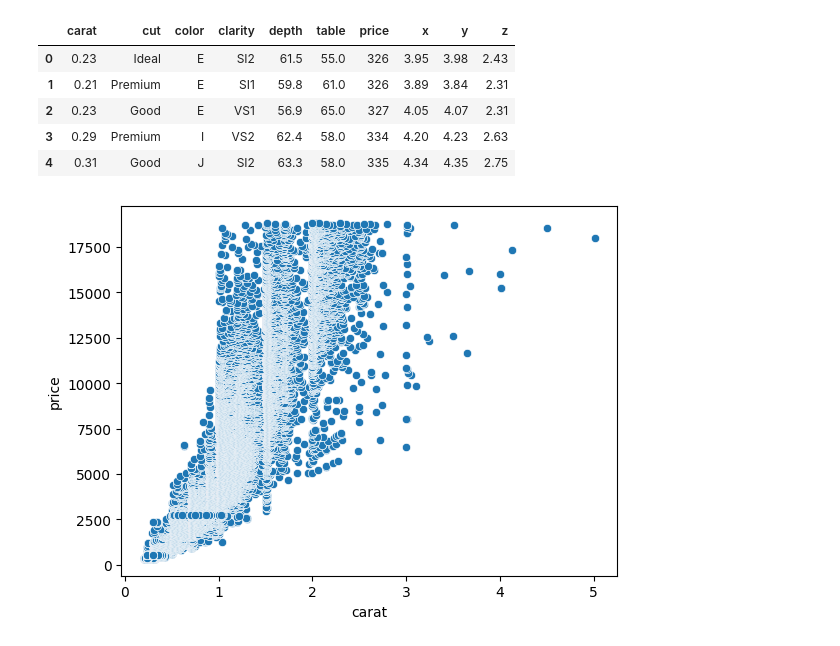
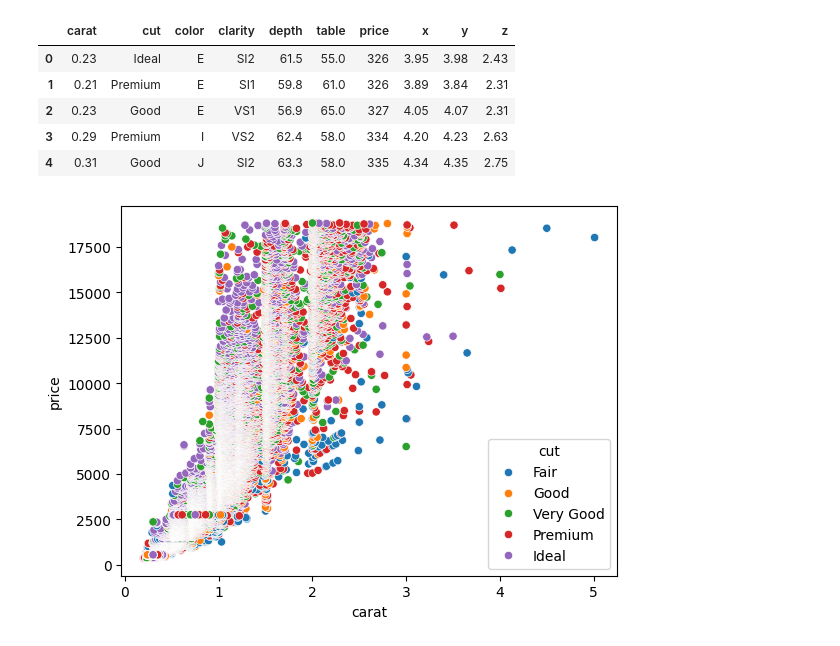
Before and after one commit to Thunderbolt21321139/data_visualisation, a Jupyter notebook: scatter_plot.ipynb, the cells around one changed output. Drawn from its saved outputs; the diff is of its cells as text; code cells hidden in the pictures.

```diff
--- a/scatter_plot.ipynb
+++ b/scatter_plot.ipynb
@@ -13,7 +13,7 @@ df.head()
 | 3 | 0.29 | Premium | I | VS2 | 62.4 | 58.0 | 334 | 4.20 | 4.23 | 2.63 |
 | 4 | 0.31 | Good | J | SI2 | 63.3 | 58.0 | 335 | 4.34 | 4.35 | 2.75 |
 # %%
-sns.scatterplot(x=df['carat'], y=df['price'])
+sns.scatterplot(x='carat', y='price', data=df, hue='cut', hue_order=['Fair','Good','Very Good','Premium','Ideal'])
 plt.show()
 # %% [output]
-[figure, old version]
+[figure, new version]
```
Also changed, not shown: 1 other file.
